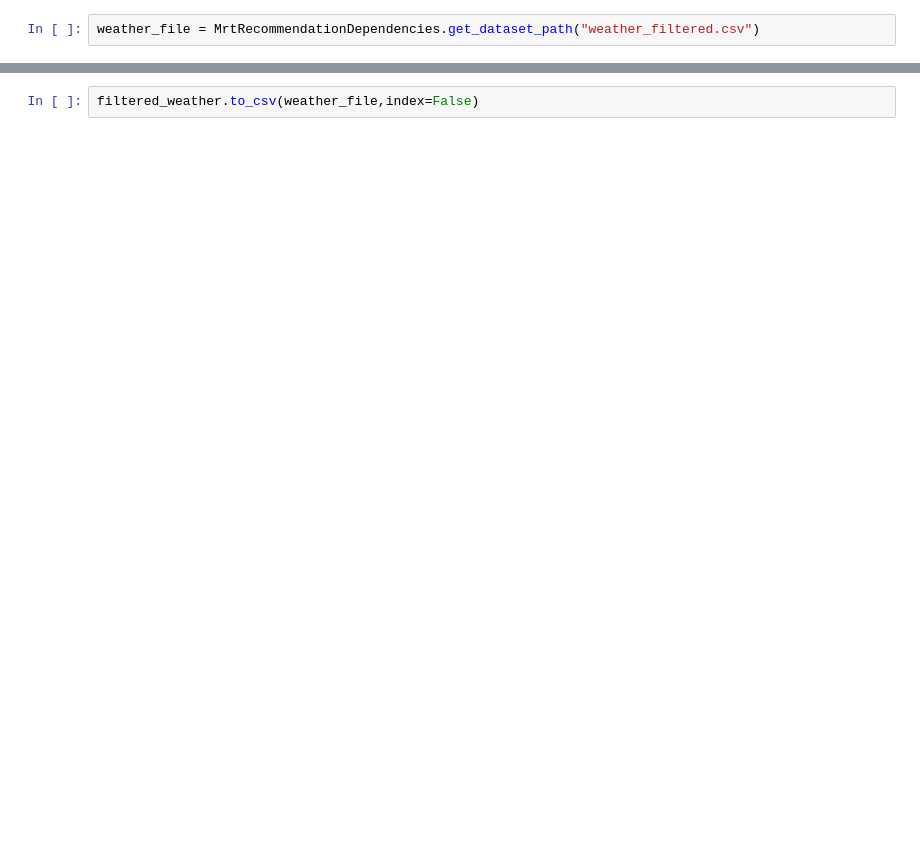
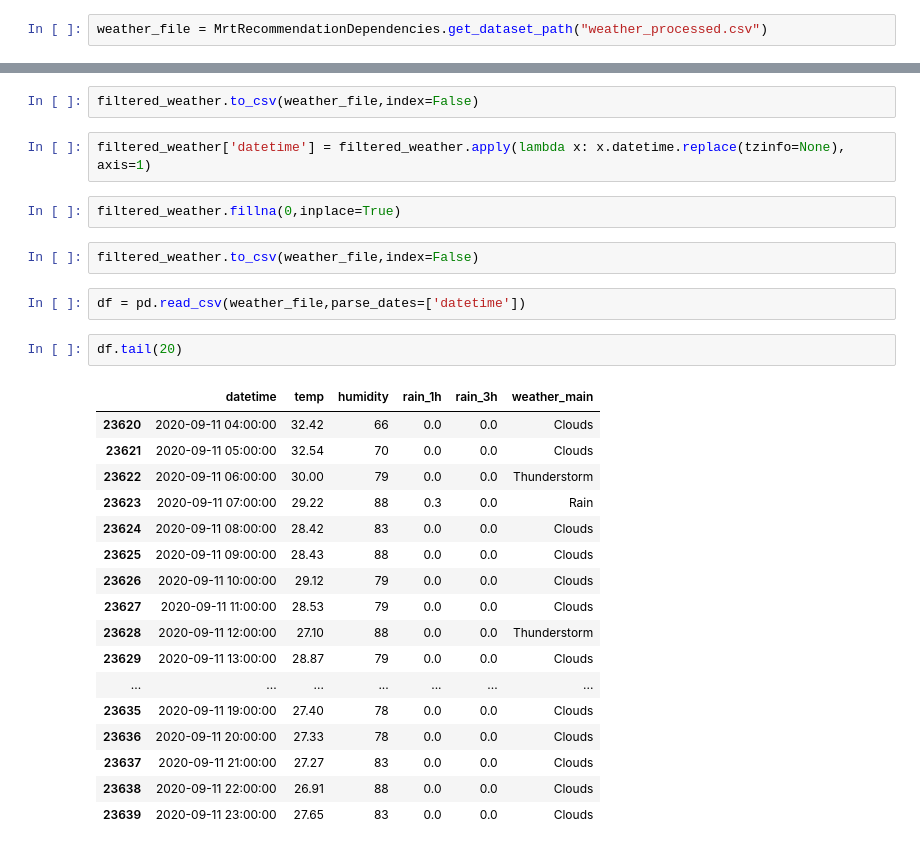
Before and after one commit to khpotenciano/mrt-recommender, a Jupyter notebook: notebooks/Weather Data Processing and Filtering.ipynb, the cells around one changed output, grey strips where cells are left out. Saved outputs shown, nothing was run; the diff lists cells and outputs as text; blank space fills up the shorter version.

```diff
--- a/notebooks/Weather Data Processing and Filtering.ipynb
+++ b/notebooks/Weather Data Processing and Filtering.ipynb
@@ -70,7 +59,7 @@ See the caveats in the documentation: https://pandas.pydata.org/pandas-docs/stab
 # %%
 filtered_weather.head()
 # %%
-weather_file = MrtRecommendationDependencies.get_dataset_path("weather_filtered.csv")
+weather_file = MrtRecommendationDependencies.get_dataset_path("weather_processed.csv")
 # %%
 indices = filtered_weather.groupby('datetime').filter(lambda x: len(x) > 1).index.values
 erase_indices = []
@@ -107,2 +95,30 @@ filtered_weather.reset_index(drop=True, inplace=True)
 # %%
 filtered_weather.to_csv(weather_file,index=False)
+# %%
+filtered_weather['datetime'] = filtered_weather.apply(lambda x: x.datetime.replace(tzinfo=None), axis=1)
+# %%
+filtered_weather.fillna(0,inplace=True)
+# %%
+filtered_weather.to_csv(weather_file,index=False)
+# %%
+df = pd.read_csv(weather_file,parse_dates=['datetime'])
+# %%
+df.tail(20)
+# %% [output]
+|  | datetime | temp | humidity | rain_1h | rain_3h | weather_main |
+| 23620 | 2020-09-11 04:00:00 | 32.42 | 66 | 0.0 | 0.0 | Clouds |
+| 23621 | 2020-09-11 05:00:00 | 32.54 | 70 | 0.0 | 0.0 | Clouds |
+| 23622 | 2020-09-11 06:00:00 | 30.00 | 79 | 0.0 | 0.0 | Thunderstorm |
+| 23623 | 2020-09-11 07:00:00 | 29.22 | 88 | 0.3 | 0.0 | Rain |
+| 23624 | 2020-09-11 08:00:00 | 28.42 | 83 | 0.0 | 0.0 | Clouds |
+| 23625 | 2020-09-11 09:00:00 | 28.43 | 88 | 0.0 | 0.0 | Clouds |
+| 23626 | 2020-09-11 10:00:00 | 29.12 | 79 | 0.0 | 0.0 | Clouds |
+| 23627 | 2020-09-11 11:00:00 | 28.53 | 79 | 0.0 | 0.0 | Clouds |
+| 23628 | 2020-09-11 12:00:00 | 27.10 | 88 | 0.0 | 0.0 | Thunderstorm |
+| 23629 | 2020-09-11 13:00:00 | 28.87 | 79 | 0.0 | 0.0 | Clouds |
+| ... | ... | ... | ... | ... | ... | ... |
+| 23635 | 2020-09-11 19:00:00 | 27.40 | 78 | 0.0 | 0.0 | Clouds |
+| 23636 | 2020-09-11 20:00:00 | 27.33 | 78 | 0.0 | 0.0 | Clouds |
+| 23637 | 2020-09-11 21:00:00 | 27.27 | 83 | 0.0 | 0.0 | Clouds |
+| 23638 | 2020-09-11 22:00:00 | 26.91 | 88 | 0.0 | 0.0 | Clouds |
+| 23639 | 2020-09-11 23:00:00 | 27.65 | 83 | 0.0 | 0.0 | Clouds |
```
Also changed, not shown: parts of 6 cells of this notebook, 9 other files.
